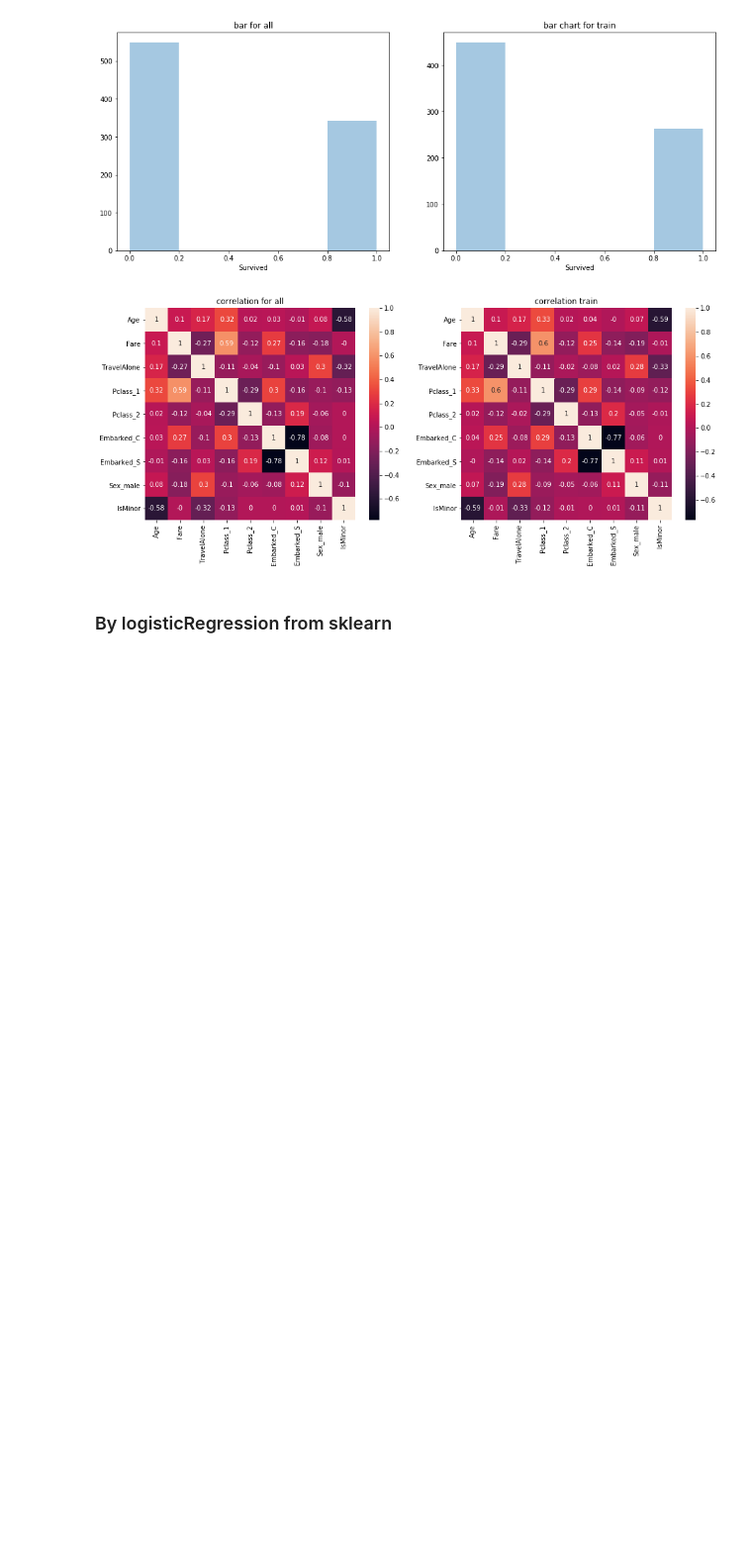
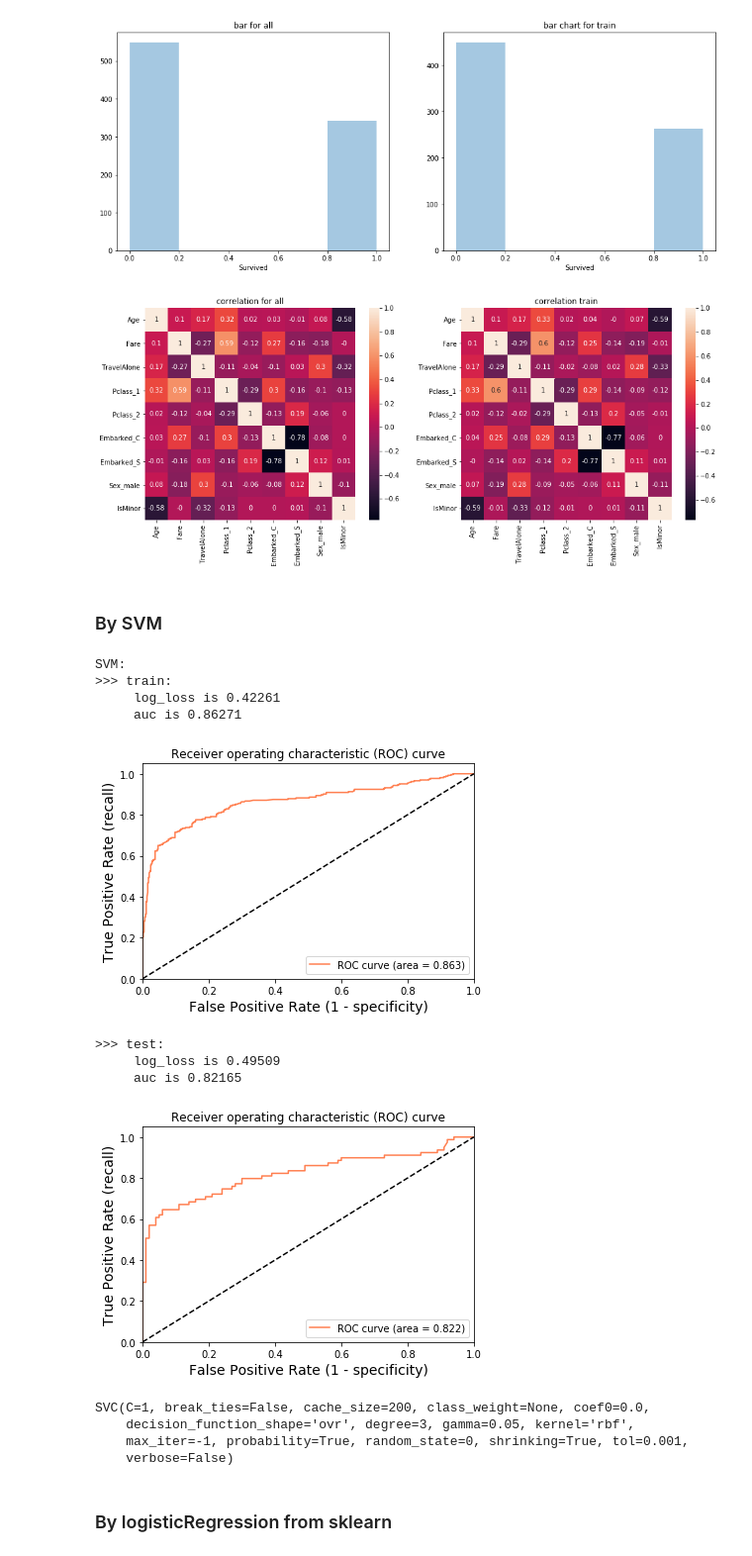
Before and after one commit to xdderekchen/ML, a Jupyter notebook: LogisticRegression.ipynb, the cells around one changed output. Shown: that part at 99% size. Drawn from its saved outputs; the diff is of its cells as text; code cells hidden in the pictures; blank space fills up the shorter version.

```diff
--- a/LogisticRegression.ipynb
+++ b/LogisticRegression.ipynb
@@ -120,6 +120,27 @@ def evaluate_model(model, X_train=None, Y_train=None, X_test=None, Y_test=None):
       #print(model.__class__.__name__+" accuracy is %2.3f" % accuracy_score(Y_test, y_pred))
       print(model.__class__.__name__+" log_loss is %2.3f" % log_loss(Y_test, y_pred_proba))
       print(model.__class__.__name__+" auc is %2.3f" % auc(fpr, tpr))
+
+
+def show_performance(Y_actual, Y_pred, type="train", showROC=True):
+    [fpr, tpr, thr] = roc_curve(Y_actual, Y_pred)
+    print(">>> " + type + ":")
+    print("     log_loss is %2.5f" % log_loss(Y_actual, Y_pred))
+    print("     auc is %2.5f"      %  auc(fpr, tpr))
+    if showROC:
+       plt.figure()
+       plt.plot(fpr, tpr, color='coral', label='ROC curve (area = %0.3f)' % auc(fpr, tpr))
+       #plt.plot([0, 1], [0.5, 1], 'k--')
+       plt.plot([0, 1], [0, 1], 'k--')
+       #plt.plot([0,fpr[idx]], [tpr[idx],tpr[idx]], 'k--', color='blue')
+       #plt.plot([fpr[idx],fpr[idx]], [0,tpr[idx]], 'k--', color='blue')
+       plt.xlim([0.0, 1.0])
+       plt.ylim([0.0, 1.05])
+       plt.xlabel('False Positive Rate (1 - specificity)', fontsize=14)
+       plt.ylabel('True Positive Rate (recall)', fontsize=14)
+       plt.title('Receiver operating characteristic (ROC) curve')
+       plt.legend(loc="lower right")
+       plt.show()
 # %% [output]
 of pandas will change to not sort by default.
 
@@ -144,6 +165,38 @@ To retain the current behavior and silence the warning, pass 'sort=True'.
 [891 rows x 13 columns]
 [figure]
 [figure]
+# %% [markdown]
+### By SVM
+# %%
+from sklearn.svm import SVC
+def callSVM(showROC=True):
+   mymodel = SVC(kernel='rbf', C=1, random_state=0, probability=True, gamma=0.05)
+   mymodel.fit(x_train, y_train)
+
+   #y_pred_train = mymodel.predict(X_train)
+   y_pred_train_proba = mymodel.predict_proba(x_train)[:, 1]
+   #y_pred_test = mymodel.predict(X_test)
+   y_pred_test_proba = mymodel.predict_proba(x_test)[:, 1]
+   print("SVM:")
+   show_performance(y_train, y_pred_train_proba, "train", showROC)
+   show_performance(y_test,  y_pred_test_proba,  "test", showROC)
+   print(mymodel)
+
+callSVM(showROC=True)
+# %% [output]
+SVM:
+>>> train:
+     log_loss is 0.42261
+     auc is 0.86271
+[figure, added]
+>>> test:
+     log_loss is 0.49509
+     auc is 0.82165
+[figure, added]
+SVC(C=1, break_ties=False, cache_size=200, class_weight=None, coef0=0.0,
+    decision_function_shape='ovr', degree=3, gamma=0.05, kernel='rbf',
+    max_iter=-1, probability=True, random_state=0, shrinking=True, tol=0.001,
+    verbose=False)
 # %% [markdown]
 ### By logisticRegression from sklearn
 # %%
```
Also changed, not shown: parts of 1 cell of this notebook.
